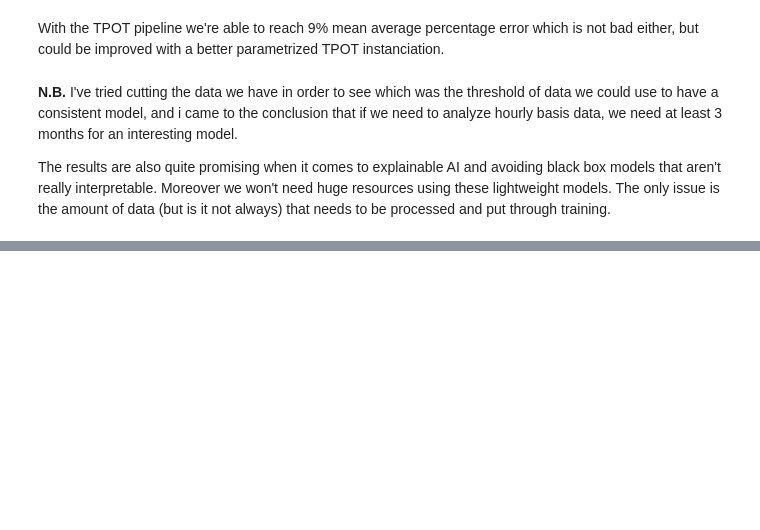
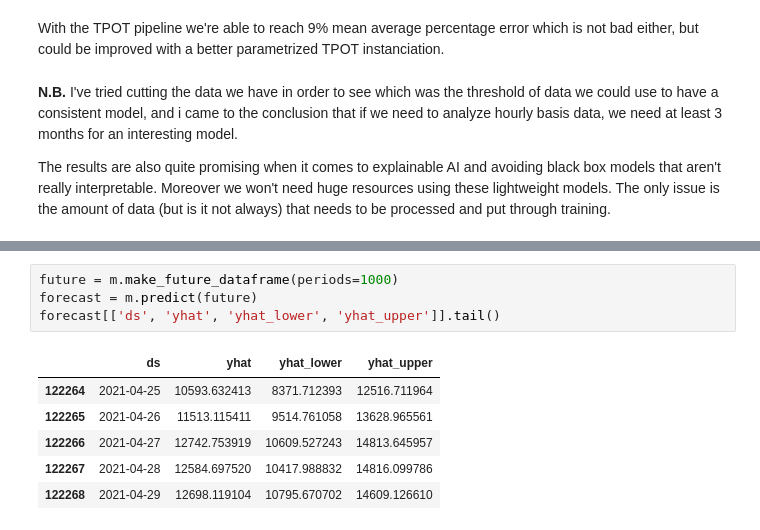
Before and after one commit to sudo-fr/data-exploration, a Jupyter notebook: src/TPOT/time_series_forecasting.ipynb, the cells around one changed output, grey strips where cells are left out. Saved outputs shown, nothing was run; the diff lists cells and outputs as text; blank space fills up the shorter version.

```diff
--- a/src/TPOT/time_series_forecasting.ipynb
+++ b/src/TPOT/time_series_forecasting.ipynb
@@ -374,0 +380,11 @@ The results are also quite promising when it comes to explainable AI and avoidin
+# %%
+future = m.make_future_dataframe(periods=1000)
+forecast = m.predict(future)
+forecast[['ds', 'yhat', 'yhat_lower', 'yhat_upper']].tail()
+# %% [output]
+|  | ds | yhat | yhat_lower | yhat_upper |
+| 122264 | 2021-04-25 | 10593.632413 | 8371.712393 | 12516.711964 |
+| 122265 | 2021-04-26 | 11513.115411 | 9514.761058 | 13628.965561 |
+| 122266 | 2021-04-27 | 12742.753919 | 10609.527243 | 14813.645957 |
+| 122267 | 2021-04-28 | 12584.697520 | 10417.988832 | 14816.099786 |
+| 122268 | 2021-04-29 | 12698.119104 | 10795.670702 | 14609.126610 |
```
Also changed, not shown: parts of 18 cells of this notebook, 1 other file.
